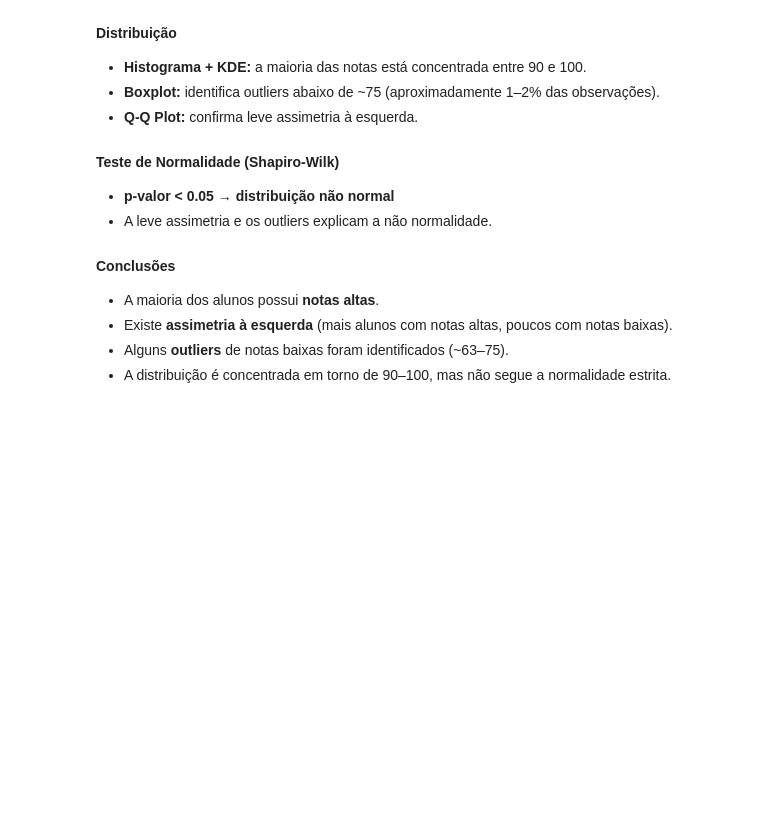
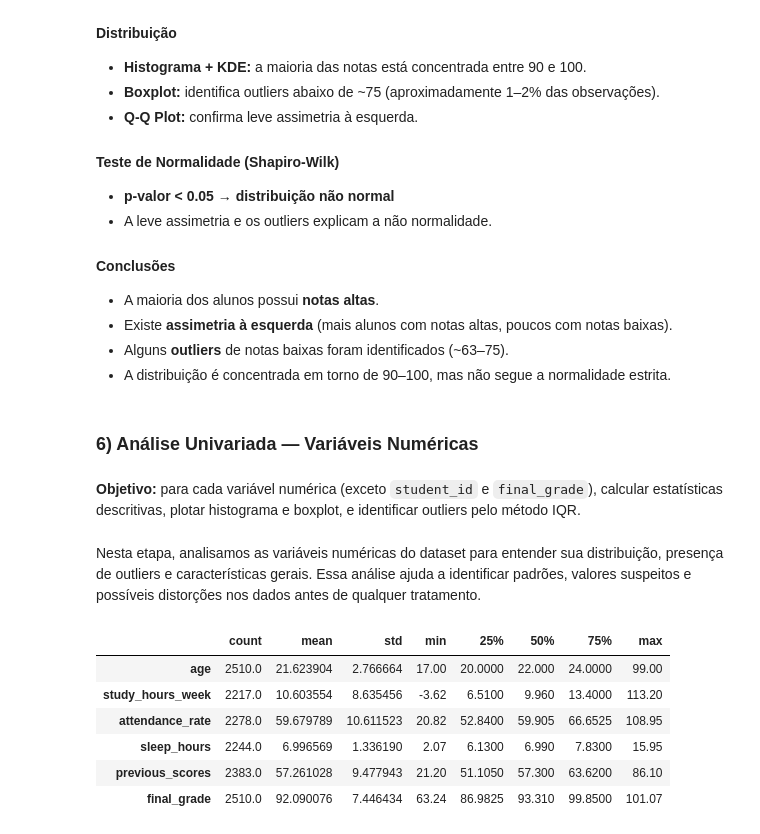
Before and after one commit to Juan-82/4-C-Juan-Enoque---students_performance, a Jupyter notebook: notebooks/01_EDA.ipynb, the cells around one changed output. Cells and saved outputs as stored; diff of their text form; code cells hidden in the pictures; blank space fills up the shorter version.

```diff
--- a/notebooks/01_EDA.ipynb
+++ b/notebooks/01_EDA.ipynb
@@ -267,3 +267,23 @@ Distribuição não normal (rejeita H0).
 - Existe **assimetria à esquerda** (mais alunos com notas altas, poucos com notas baixas).
 - Alguns **outliers** de notas baixas foram identificados (~63–75).
 - A distribuição é concentrada em torno de 90–100, mas não segue a normalidade estrita.
+# %% [markdown]
+### 6) Análise Univariada — Variáveis Numéricas
+# %% [markdown]
+**Objetivo:** para cada variável numérica (exceto `student_id` e `final_grade`), calcular estatísticas descritivas, plotar histograma e boxplot, e identificar outliers pelo método IQR.
+# %% [markdown]
+Nesta etapa, analisamos as variáveis numéricas do dataset para entender sua distribuição, presença de outliers e características gerais. Essa análise ajuda a identificar padrões, valores suspeitos e possíveis distorções nos dados antes de qualquer tratamento.
+# %%
+# Seleciona apenas as colunas numéricas do dataset
+numeric_cols = df.select_dtypes(include=['int64', 'float64']).columns.tolist()
+
+# Exibe estatísticas descritivas de cada variável numérica
+df[numeric_cols].describe().T
+# %% [output]
+|  | count | mean | std | min | 25% | 50% | 75% | max |
+| age | 2510.0 | 21.623904 | 2.766664 | 17.00 | 20.0000 | 22.000 | 24.0000 | 99.00 |
+| study_hours_week | 2217.0 | 10.603554 | 8.635456 | -3.62 | 6.5100 | 9.960 | 13.4000 | 113.20 |
+| attendance_rate | 2278.0 | 59.679789 | 10.611523 | 20.82 | 52.8400 | 59.905 | 66.6525 | 108.95 |
+| sleep_hours | 2244.0 | 6.996569 | 1.336190 | 2.07 | 6.1300 | 6.990 | 7.8300 | 15.95 |
+| previous_scores | 2383.0 | 57.261028 | 9.477943 | 21.20 | 51.1050 | 57.300 | 63.6200 | 86.10 |
+| final_grade | 2510.0 | 92.090076 | 7.446434 | 63.24 | 86.9825 | 93.310 | 99.8500 | 101.07 |
```
Also changed, not shown: parts of 16 cells of this notebook.
